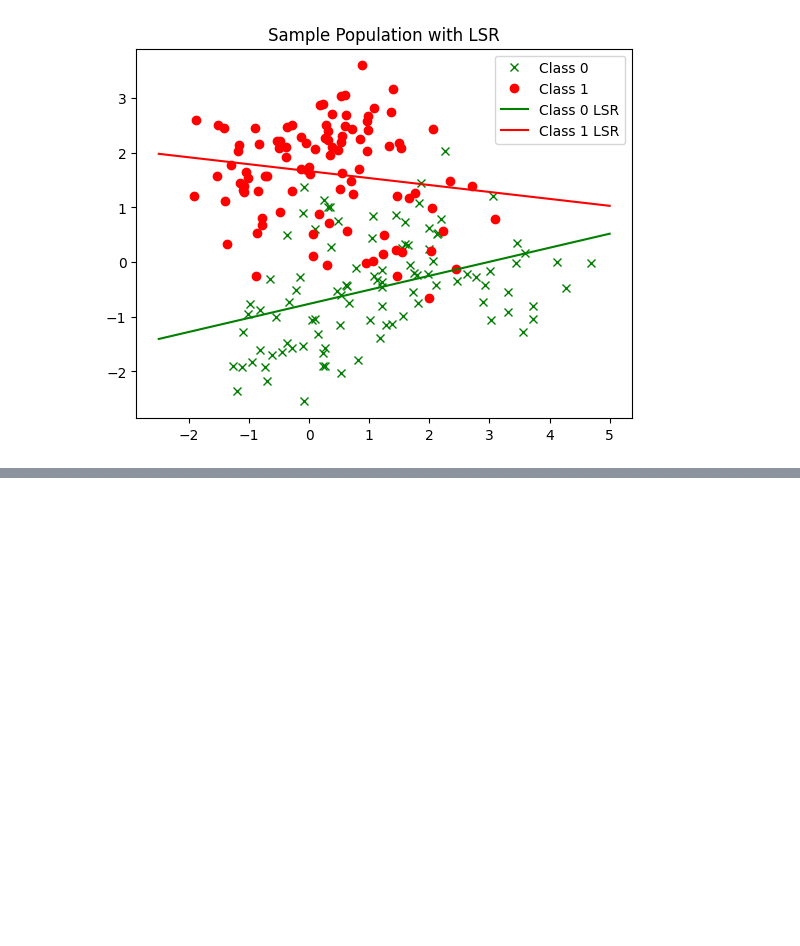
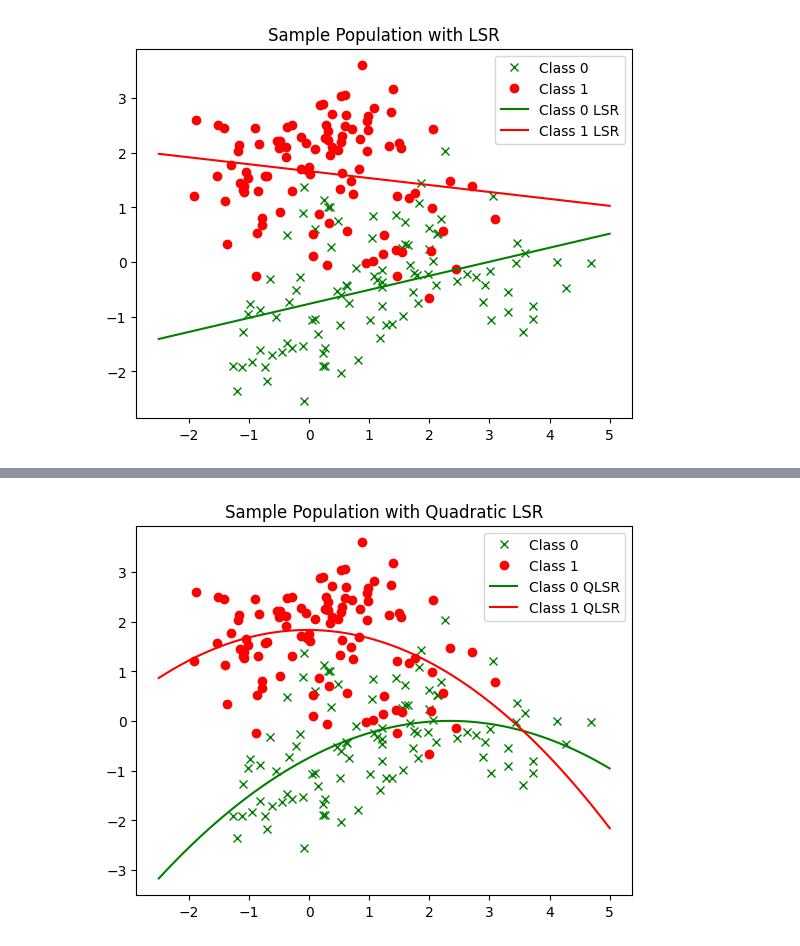
Before and after one commit to angelrodriguez0617/ECE-4850-Machine-Learning, a Jupyter notebook: project4/project4.ipynb, the cells around one changed output, grey strips where cells are left out. Saved outputs shown, nothing was run; the diff lists cells and outputs as text; code cells hidden in the pictures; blank space fills up the shorter version.

Commit message:
very easily copy and paisted code so that we can do quadratic regression (maybe?)

```diff
--- a/project4/project4.ipynb
+++ b/project4/project4.ipynb
@@ -100,0 +101,35 @@ plt.show()
+# %%
+# quadratic regression function from project 1
+# NOTE: this didn't work on windows maybe
+def quadratic_regression(x, y):
+    X_aug = np.stack((np.ones(x.size), x, x**2), axis=1)
+    Beta = np.dot(np.dot(np.linalg.pinv(np.dot(X_aug.T, X_aug)), X_aug.T), y)
+    return Beta, X_aug
+
+# gestimating an output given an input and a quadratic regression
+# NOTE: this didn't work on windows maybe
+def quad_least_squares_est(x, beta):
+    X_aug = np.stack((np.ones(x.size), x, x**2), axis=1)
+    y_hat = np.dot(X_aug, beta)
+    return y_hat
+# %%
+# build our quadratic regression models as our betas
+beta0, _ = quadratic_regression(x0, y0)
+beta1, _ = quadratic_regression(x1, y1)
+# this is just used for drawing lines
+x_extended = np.linspace(-2.5, 5, 100)
+# feed x_extended into our quadratic regressen models to get the QLSR lines
+y0_hat = quad_least_squares_est(x_extended, beta0)
+y1_hat = quad_least_squares_est(x_extended, beta1)
+fig, ax = plt.subplots()
+# plot our sample data
+ax.plot(x0, y0, 'gx', label='Class 0')
+ax.plot(x1, y1, 'ro', label='Class 1')
+# plot our quadratic regression lines
+ax.plot(x_extended, y0_hat, 'g', label='Class 0 QLSR')
+ax.plot(x_extended, y1_hat, 'r', label='Class 1 QLSR')
+ax.legend()
+plt.title("Sample Population with Quadratic LSR")
+plt.show()
+# %% [output]
+[figure, added]
```
Also changed, not shown: parts of 4 cells of this notebook.
